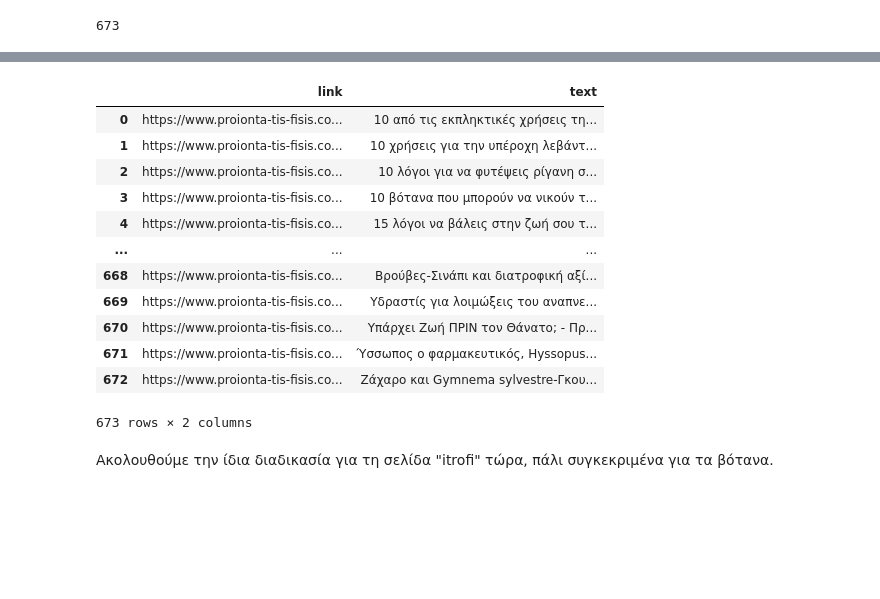
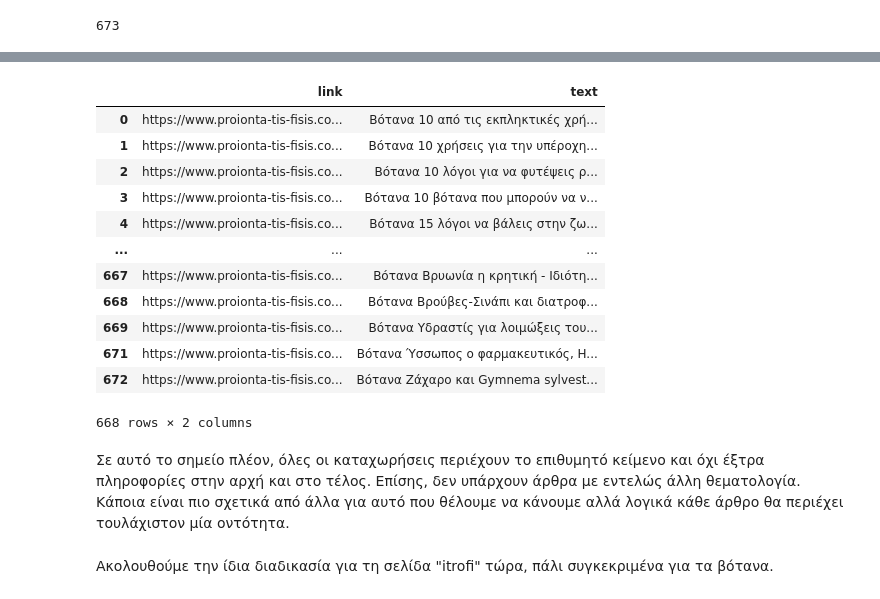
Before and after one commit to konstantinagianna/Internship_NCSR_Demokritos, a Jupyter notebook: src/Data Collection.ipynb, the cells around one changed output, grey strips where cells are left out. Saved outputs shown, nothing was run; the diff lists cells and outputs as text; code cells hidden in the pictures; blank space fills up the shorter version.

```diff
--- a/src/Data Collection.ipynb
+++ b/src/Data Collection.ipynb
@@ -90 +103,23 @@ df = pd.DataFrame(list(zip(useful_links, articles)),
+# %%
+# discard some remaining irrelevant entries
+df1 = df1.drop(df1.index[df1.index[df1['link'] == 'https://www.proionta-tis-fisis.com/i-zoi-einai-mikri-gia-na-zoume-kleismenoi-sto-asfales-koutaki-mas/'].tolist()
+                + df1.index[df1['link'] == 'https://www.proionta-tis-fisis.com/synaisthimatiki-yperfagia-aisthima-katoterotitas-kai-antimetopisi/'].tolist()
+                + df1.index[df1['link'] == 'https://www.proionta-tis-fisis.com/to-synoliko-oikologiko-apotypoma-ton-ananeosimon-pigon-energeias-den-ehei-dierevnithei-eparkos/'].tolist()
+                + df1.index[df1['link'] == 'https://www.proionta-tis-fisis.com/tropoi-syntirisis-ton-trofimon-pro-psygeiou/'].tolist()
+                + df1.index[df1['link'] == 'https://www.proionta-tis-fisis.com/yparhei-zoi-prin-ton-thanato/'].tolist()])
+df1
+# %% [output]
+|  | link | text |
+| 0 | https://www.proionta-tis-fisis.co... | Βότανα 10 από τις εκπληκτικές χρή... |
+| 1 | https://www.proionta-tis-fisis.co... | Βότανα 10 χρήσεις για την υπέροχη... |
+| 2 | https://www.proionta-tis-fisis.co... | Βότανα 10 λόγοι για να φυτέψεις ρ... |
+| 3 | https://www.proionta-tis-fisis.co... | Βότανα 10 βότανα που μπορούν να ν... |
+| 4 | https://www.proionta-tis-fisis.co... | Βότανα 15 λόγοι να βάλεις στην ζω... |
+| ... | ... | ... |
+| 667 | https://www.proionta-tis-fisis.co... | Βότανα Βρυωνία η κρητική - Ιδιότη... |
+| 668 | https://www.proionta-tis-fisis.co... | Βότανα Βρούβες-Σινάπι και διατροφ... |
+| 669 | https://www.proionta-tis-fisis.co... | Βότανα Υδραστίς για λοιμώξεις του... |
+| 671 | https://www.proionta-tis-fisis.co... | Βότανα Ύσσωπος ο φαρμακευτικός, H... |
+| 672 | https://www.proionta-tis-fisis.co... | Βότανα Ζάχαρο και Gymnema sylvest... |
+668 rows × 2 columns
 # %%
@@ -92,19 +127,5 @@ df.to_csv('./proionta_tis_fisis_votana.csv', index = False)
-# %%
-df
-# %% [output]
-|  | link | text |
-| 0 | https://www.proionta-tis-fisis.co... | 10 από τις εκπληκτικές χρήσεις τη... |
-| 1 | https://www.proionta-tis-fisis.co... | 10 χρήσεις για την υπέροχη λεβάντ... |
-| 2 | https://www.proionta-tis-fisis.co... | 10 λόγοι για να φυτέψεις ρίγανη σ... |
-| 3 | https://www.proionta-tis-fisis.co... | 10 βότανα που μπορούν να νικούν τ... |
-| 4 | https://www.proionta-tis-fisis.co... | 15 λόγοι να βάλεις στην ζωή σου τ... |
-| ... | ... | ... |
-| 668 | https://www.proionta-tis-fisis.co... | Βρούβες-Σινάπι και διατροφική αξί... |
-| 669 | https://www.proionta-tis-fisis.co... | Υδραστίς για λοιμώξεις του αναπνε... |
-| 670 | https://www.proionta-tis-fisis.co... | Υπάρχει Ζωή ΠΡΙΝ τον Θάνατο; - Πρ... |
-| 671 | https://www.proionta-tis-fisis.co... | Ύσσωπος ο φαρμακευτικός, Hyssopus... |
-| 672 | https://www.proionta-tis-fisis.co... | Ζάχαρο και Gymnema sylvestre-Γκου... |
-673 rows × 2 columns
+# %% [markdown]
+Σε αυτό το σημείο πλέον, όλες οι καταχωρήσεις περιέχουν το επιθυμητό κείμενο και όχι έξτρα πληροφορίες στην αρχή και στο τέλος. Επίσης, δεν υπάρχουν άρθρα με εντελώς άλλη θεματολογία. Κάποια είναι πιο σχετικά από άλλα για αυτό που θέλουμε να κάνουμε αλλά λογικά κάθε άρθρο θα περιέχει τουλάχιστον μία οντότητα.
 # %% [markdown]
 Ακολουθούμε την ίδια διαδικασία για τη σελίδα "itrofi" τώρα, πάλι συγκεκριμένα για τα βότανα.
 # %%
```
Also changed, not shown: parts of 12 cells of this notebook, 6 other files.
